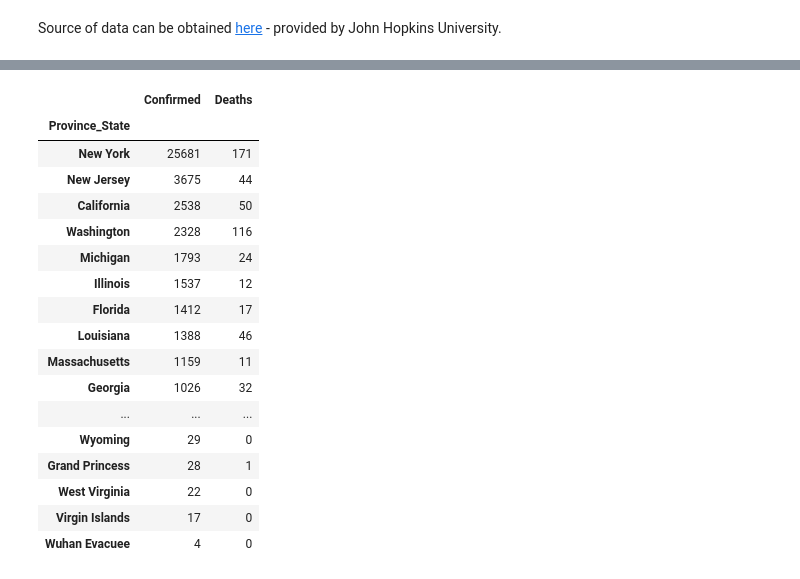
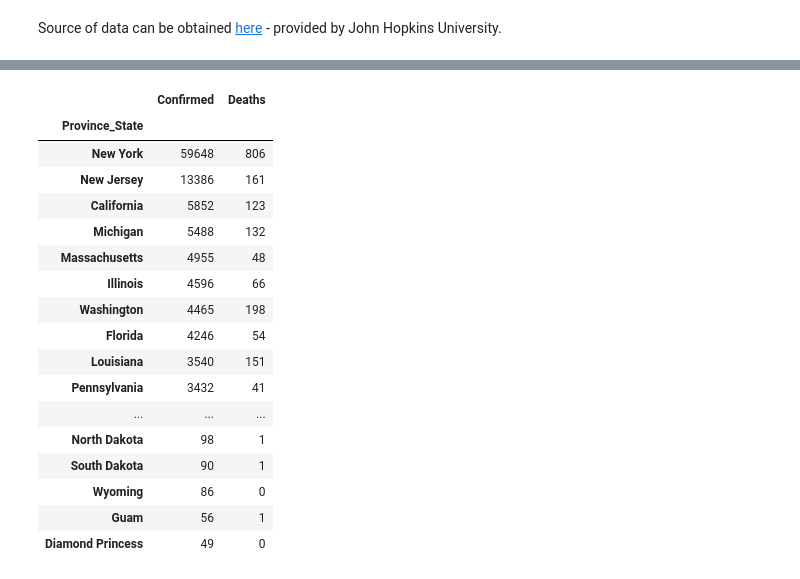
Before and after one commit to pybokeh/jupyter_notebooks, a Jupyter notebook: pandas/misc/covid-19/covid19_by_us_states.ipynb, the cells around one changed output, grey strips where cells are left out. Saved outputs shown, nothing was run; the diff lists cells and outputs as text; code cells hidden in the pictures.

```diff
--- a/pandas/misc/covid-19/covid19_by_us_states.ipynb
+++ b/pandas/misc/covid-19/covid19_by_us_states.ipynb
@@ -55,24 +55,24 @@ latest_date
 # %%
-getCoronaVirusDataUSA('2020-03-24', by='state')
+getCoronaVirusDataUSA(latest_date, by='state')
 # %% [output]
 |  | Confirmed | Deaths |
 | Province_State |  |  |
-| New York | 25681 | 171 |
-| New Jersey | 3675 | 44 |
-| California | 2538 | 50 |
-| Washington | 2328 | 116 |
-| Michigan | 1793 | 24 |
-| Illinois | 1537 | 12 |
-| Florida | 1412 | 17 |
-| Louisiana | 1388 | 46 |
-| Massachusetts | 1159 | 11 |
-| Georgia | 1026 | 32 |
+| New York | 59648 | 806 |
+| New Jersey | 13386 | 161 |
+| California | 5852 | 123 |
+| Michigan | 5488 | 132 |
+| Massachusetts | 4955 | 48 |
+| Illinois | 4596 | 66 |
+| Washington | 4465 | 198 |
+| Florida | 4246 | 54 |
+| Louisiana | 3540 | 151 |
+| Pennsylvania | 3432 | 41 |
 | ... | ... | ... |
-| Wyoming | 29 | 0 |
-| Grand Princess | 28 | 1 |
-| West Virginia | 22 | 0 |
-| Virgin Islands | 17 | 0 |
-| Wuhan Evacuee | 4 | 0 |
+| North Dakota | 98 | 1 |
+| South Dakota | 90 | 1 |
+| Wyoming | 86 | 0 |
+| Guam | 56 | 1 |
+| Diamond Princess | 49 | 0 |
 # %%
 getCoronaVirusDataUSA(latest_date, by='county').filter(like='Ohio', axis='index')
 # %% [output]
```
Also changed, not shown: parts of 3 cells of this notebook, 9 other files.
